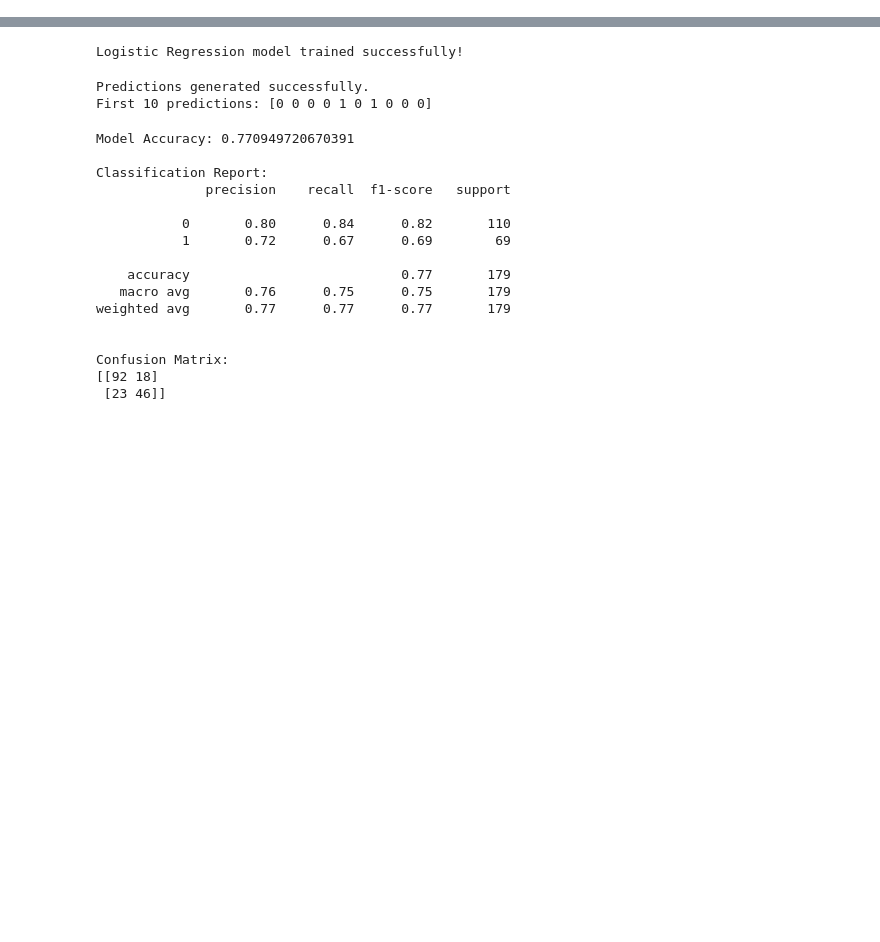
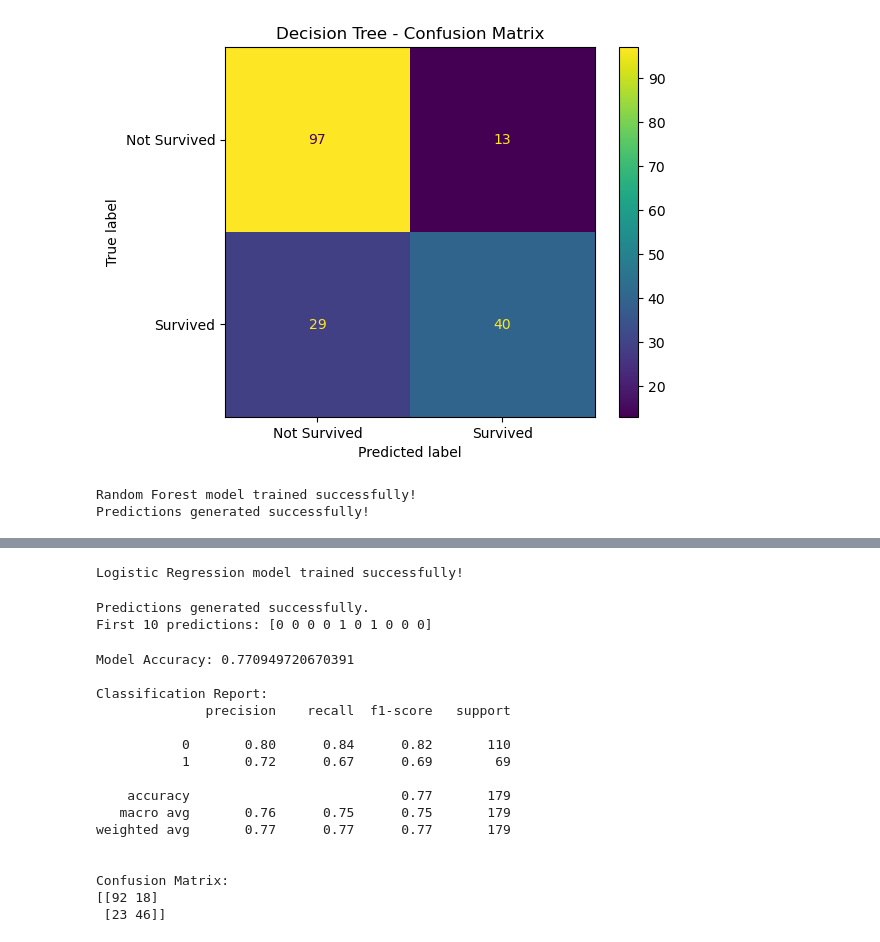
Before and after one commit to dsubbu12408-svg/zepto-ai-capstone, a Jupyter notebook: analytics/02_modeling.ipynb, the cells around one changed output, grey strips where cells are left out. Saved outputs shown, nothing was run; the diff lists cells and outputs as text; code cells hidden in the pictures; blank space fills up the shorter version.

```diff
--- a/analytics/02_modeling.ipynb
+++ b/analytics/02_modeling.ipynb
@@ -152,0 +105,15 @@ y_test shape: (179,)
+# %%
+from sklearn.model_selection import train_test_split
+
+X_train, X_test, y_train, y_test = train_test_split(
+    X,
+    y,
+    test_size=0.20,
+    random_state=42,
+    stratify=y
+)
+
+print("X_train shape:", X_train.shape)
+print("X_test shape:", X_test.shape)
+print("y_train shape:", y_train.shape)
+print("y_test shape:", y_test.shape)
@@ -152,0 +247,17 @@ y_test shape: (179,)
+# %%
+from sklearn.tree import DecisionTreeClassifier
+
+# Create Decision Tree model
+decision_tree_model = DecisionTreeClassifier(
+    random_state=42,
+    max_depth=5
+)
+
+# Train the model
+decision_tree_model.fit(X_train, y_train)
+
+# Predictions
+y_pred_tree = decision_tree_model.predict(X_test)
+
+print("Decision Tree model trained successfully!")
+print("Predictions generated successfully!")
@@ -152,0 +306,34 @@ y_test shape: (179,)
+# %%
+from sklearn.metrics import ConfusionMatrixDisplay
+import matplotlib.pyplot as plt
+
+ConfusionMatrixDisplay.from_predictions(
+    y_test,
+    y_pred_tree,
+    display_labels=["Not Survived", "Survived"]
+)
+
+plt.title("Decision Tree - Confusion Matrix")
+plt.show()
+# %% [output]
+[figure, added]
+# %%
+from sklearn.ensemble import RandomForestClassifier
+
+# Create Random Forest model
+random_forest_model = RandomForestClassifier(
+    n_estimators=100,
+    random_state=42
+)
+
+# Train the model
+random_forest_model.fit(X_train, y_train)
+
+# Predictions
+y_pred_rf = random_forest_model.predict(X_test)
+
+print("Random Forest model trained successfully!")
+print("Predictions generated successfully!")
+# %% [output]
+Random Forest model trained successfully!
+Predictions generated successfully!
```
Also changed, not shown: parts of 40 cells of this notebook, 4 other files.
